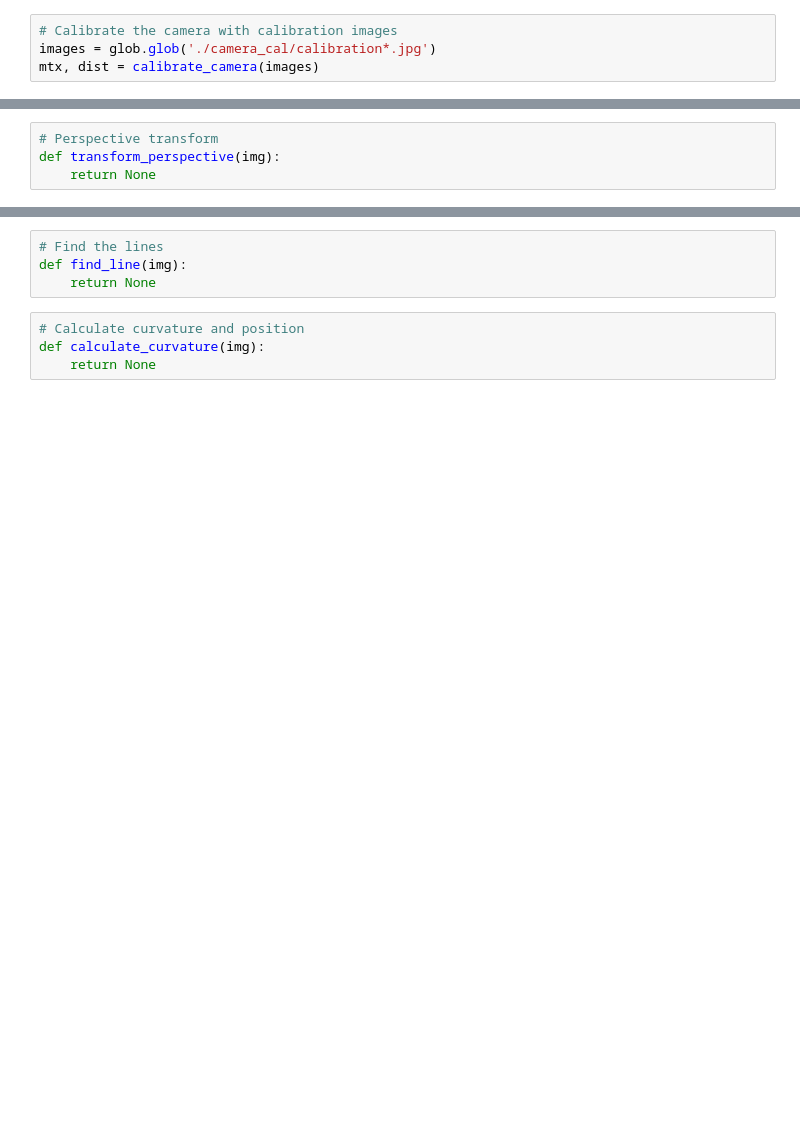
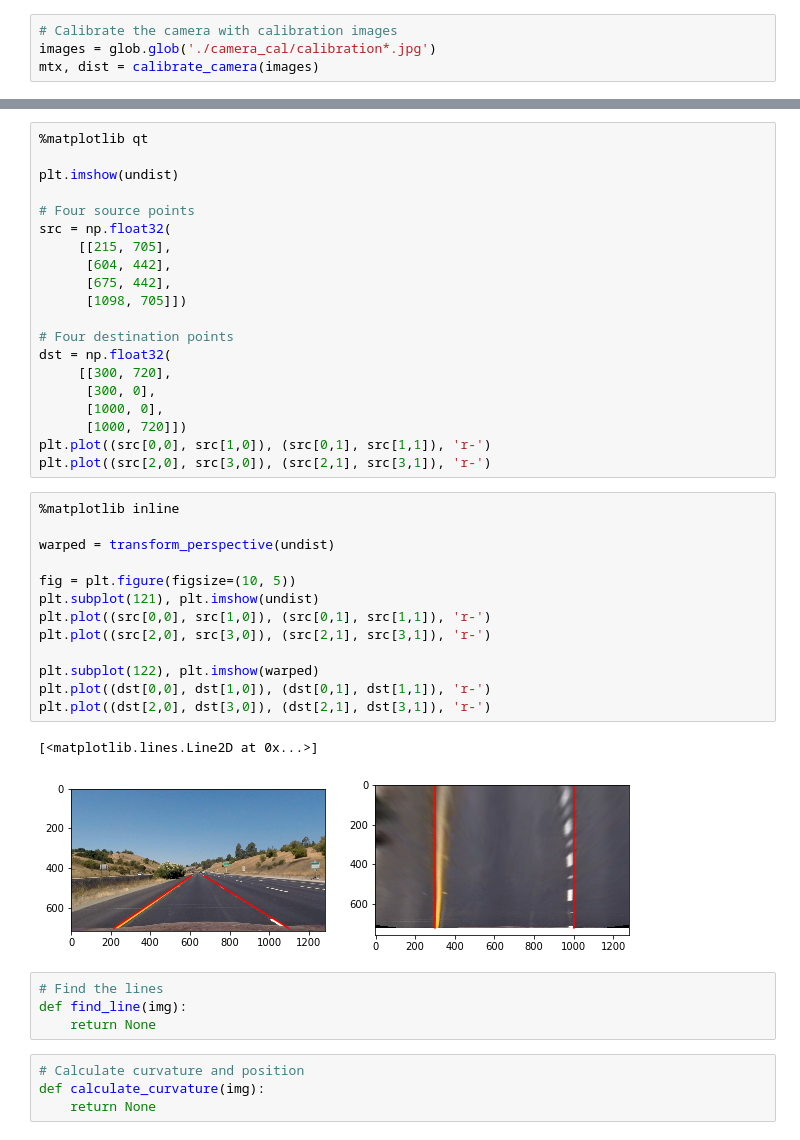
Before and after one commit to yuetingliu/CarND-Advanced-Lane-Lines-P4, a Jupyter notebook: Advanced-lane-line-finding.ipynb, the cells around one changed output, grey strips where cells are left out. Cells and saved outputs as stored; diff of their text form; blank space fills up the shorter version.

```diff
--- a/Advanced-lane-line-finding.ipynb
+++ b/Advanced-lane-line-finding.ipynb
@@ -71,4 +52,0 @@ def detect_line(img, grad_mag_thresh=(30, 100), grad_dir_thresh=(np.pi/4, np.pi/
-# %%
-# Perspective transform
-def transform_perspective(img):
-    return None
@@ -75,3 +130,39 @@ def transform_perspective(img):
+# %%
+%matplotlib qt
+
+plt.imshow(undist)
+
+# Four source points
+src = np.float32(
+     [[215, 705],
+      [604, 442],
+      [675, 442],
+      [1098, 705]])
+
+# Four destination points
+dst = np.float32(
+     [[300, 720],
+      [300, 0],
+      [1000, 0],
+      [1000, 720]])
+plt.plot((src[0,0], src[1,0]), (src[0,1], src[1,1]), 'r-')
+plt.plot((src[2,0], src[3,0]), (src[2,1], src[3,1]), 'r-')
+# %%
+%matplotlib inline
+
+warped = transform_perspective(undist)
+
+fig = plt.figure(figsize=(10, 5))
+plt.subplot(121), plt.imshow(undist)
+plt.plot((src[0,0], src[1,0]), (src[0,1], src[1,1]), 'r-')
+plt.plot((src[2,0], src[3,0]), (src[2,1], src[3,1]), 'r-')
+
+plt.subplot(122), plt.imshow(warped)
+plt.plot((dst[0,0], dst[1,0]), (dst[0,1], dst[1,1]), 'r-')
+plt.plot((dst[2,0], dst[3,0]), (dst[2,1], dst[3,1]), 'r-')
+# %% [output]
+[<matplotlib.lines.Line2D at 0x...>]
+[figure, added]
 # %%
 # Find the lines
 def find_line(img):
```
Also changed, not shown: parts of 7 cells of this notebook.
